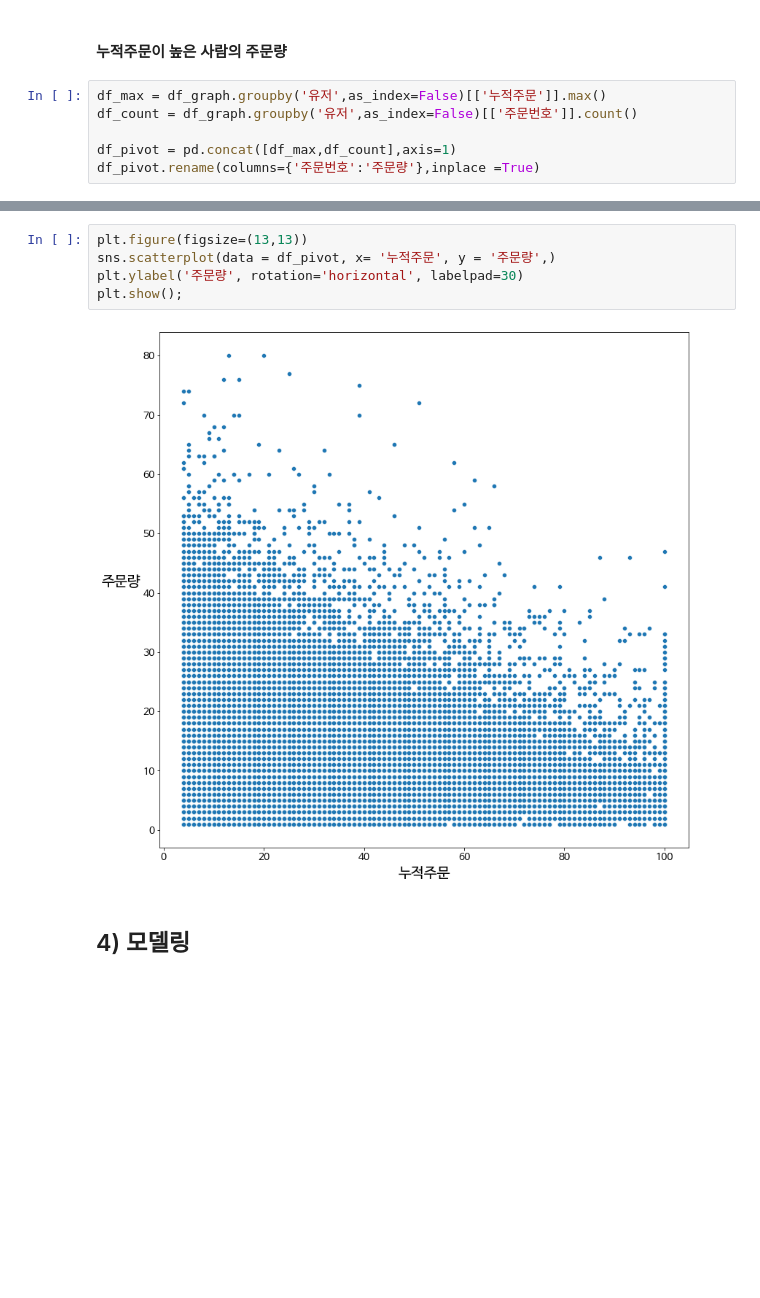
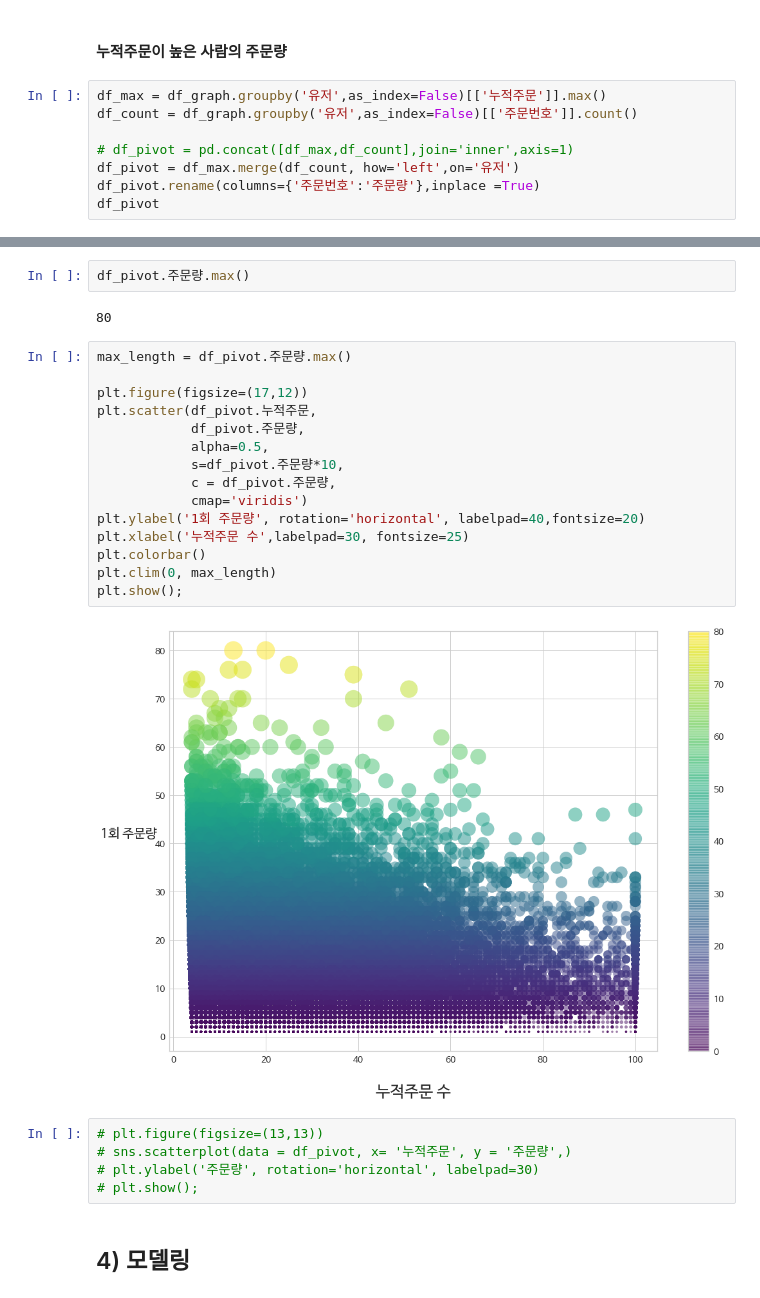
Before and after one commit to ev1025/Instacart, a Jupyter notebook: Code_project1.ipynb, the cells around one changed output, grey strips where cells are left out. Cells and saved outputs as stored; diff of their text form; blank space fills up the shorter version.

```diff
--- a/Code_project1.ipynb
+++ b/Code_project1.ipynb
@@ -504,5 +501,7 @@ plt.show()
 df_max = df_graph.groupby('유저',as_index=False)[['누적주문']].max()
 df_count = df_graph.groupby('유저',as_index=False)[['주문번호']].count()
 
-df_pivot = pd.concat([df_max,df_count],axis=1)
+# df_pivot = pd.concat([df_max,df_count],join='inner',axis=1)
+df_pivot = df_max.merge(df_count, how='left',on='유저')
 df_pivot.rename(columns={'주문번호':'주문량'},inplace =True)
+df_pivot
@@ -509,10 +522,29 @@ df_pivot.rename(columns={'주문번호':'주문량'},inplace =True)
+# %%
+df_pivot.주문량.max()
+# %% [output]
+80
+# %%
+max_length = df_pivot.주문량.max()
+
+plt.figure(figsize=(17,12))
+plt.scatter(df_pivot.누적주문,
+            df_pivot.주문량,
+            alpha=0.5,
+            s=df_pivot.주문량*10,
+            c = df_pivot.주문량,
+            cmap='viridis')
+plt.ylabel('1회 주문량', rotation='horizontal', labelpad=40,fontsize=20)
+plt.xlabel('누적주문 수',labelpad=30, fontsize=25)
+plt.colorbar()
+plt.clim(0, max_length)
+plt.show();
+# %% [output]
+[figure, added]
 # %%
-plt.figure(figsize=(13,13))
-sns.scatterplot(data = df_pivot, x= '누적주문', y = '주문량',)
-plt.ylabel('주문량', rotation='horizontal', labelpad=30)
-plt.show();
+# plt.figure(figsize=(13,13))
+# sns.scatterplot(data = df_pivot, x= '누적주문', y = '주문량',)
+# plt.ylabel('주문량', rotation='horizontal', labelpad=30)
+# plt.show();
-# %% [output]
-[figure, removed]
 # %% [markdown]
 ## 4) 모델링
 # %% [markdown]
```
Also changed, not shown: parts of 10 cells of this notebook.
